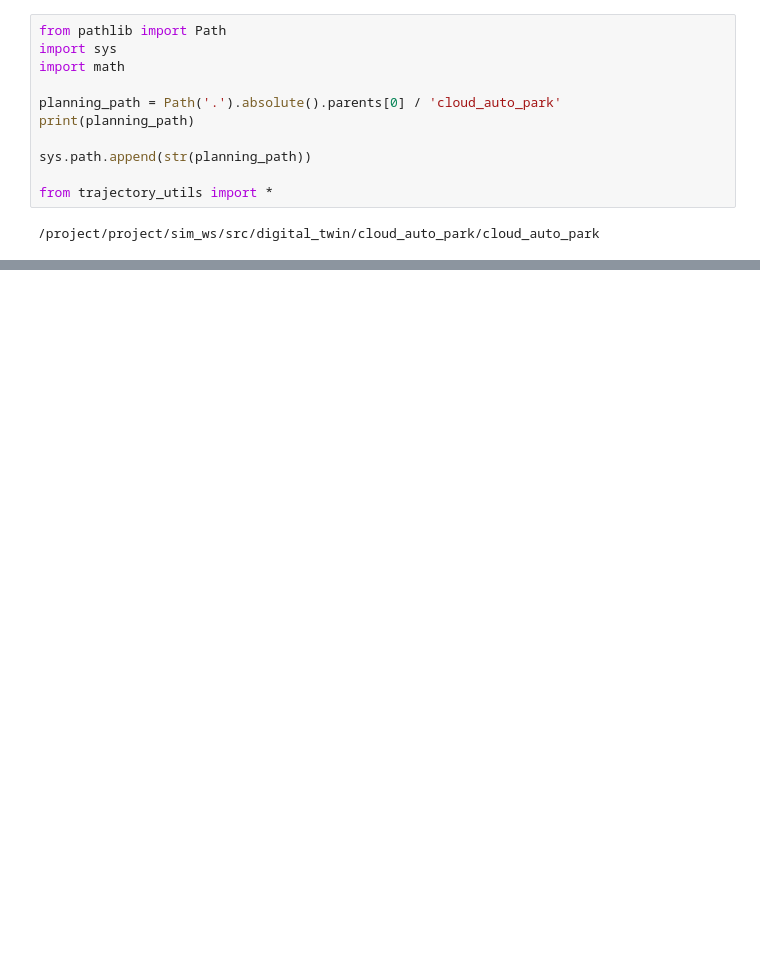
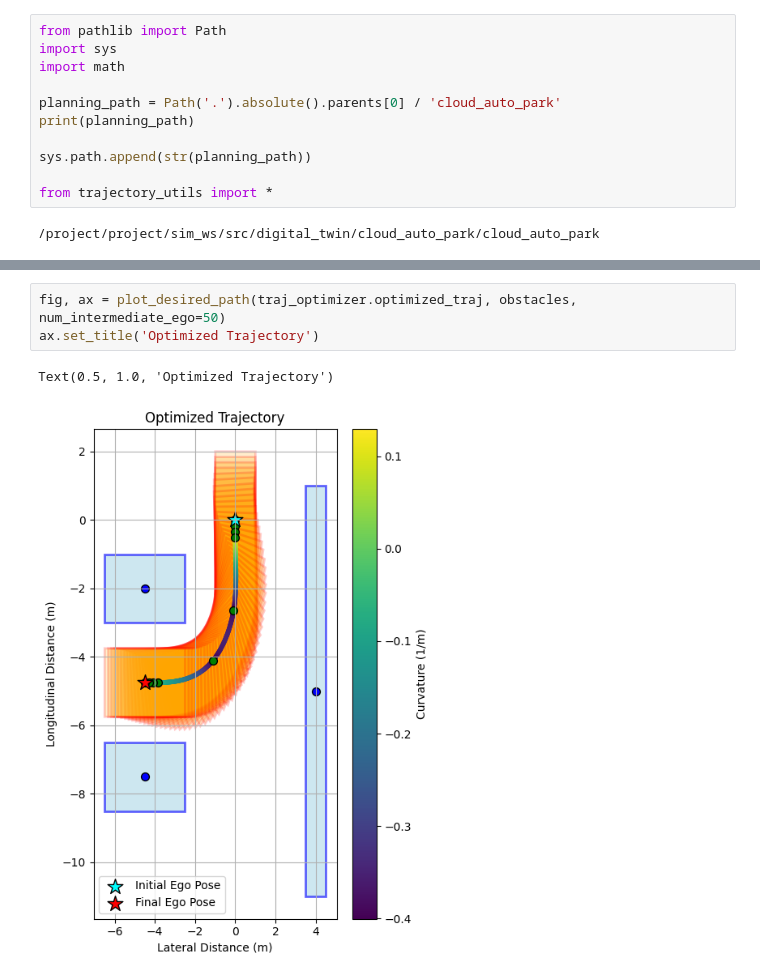
Before and after one commit to SamKhzym/cloud-auto-park, a Jupyter notebook: sim_ws/src/digital_twin/cloud_auto_park/analysis/planning.ipynb, the cells around one changed output, grey strips where cells are left out. Saved outputs shown, nothing was run; the diff lists cells and outputs as text; blank space fills up the shorter version.

```diff
--- a/sim_ws/src/digital_twin/cloud_auto_park/analysis/planning.ipynb
+++ b/sim_ws/src/digital_twin/cloud_auto_park/analysis/planning.ipynb
@@ -33,0 +54,6 @@ plot_desired_path(traj_optimizer.optimized_traj, obstacles, num_intermediate_ego
+# %%
+fig, ax = plot_desired_path(traj_optimizer.optimized_traj, obstacles, num_intermediate_ego=50)
+ax.set_title('Optimized Trajectory')
+# %% [output]
+Text(0.5, 1.0, 'Optimized Trajectory')
+[figure, added]
```
Also changed, not shown: parts of 13 cells of this notebook, 1 other file.
